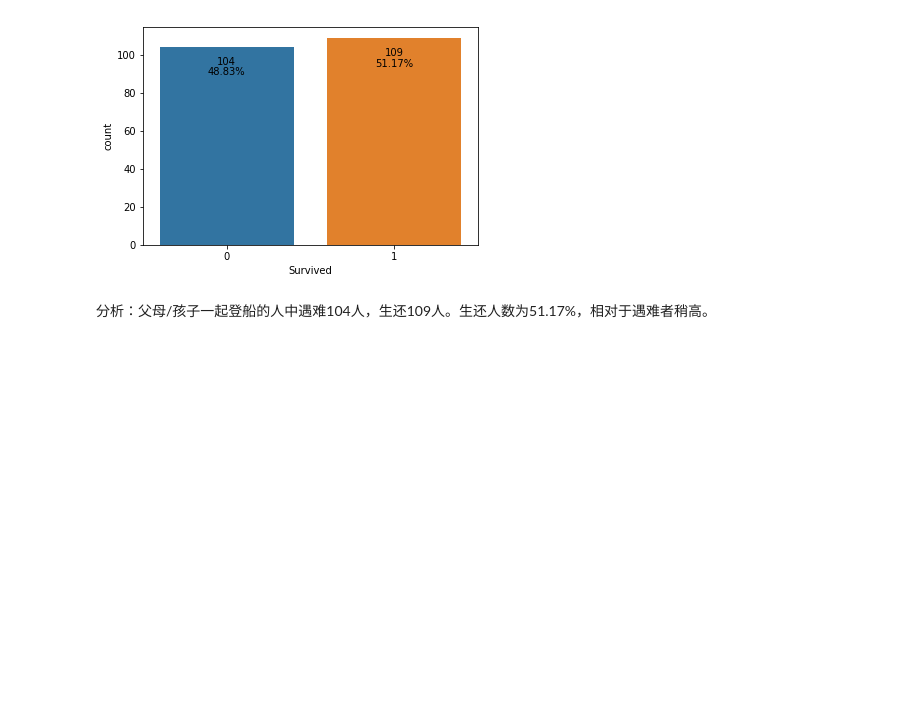
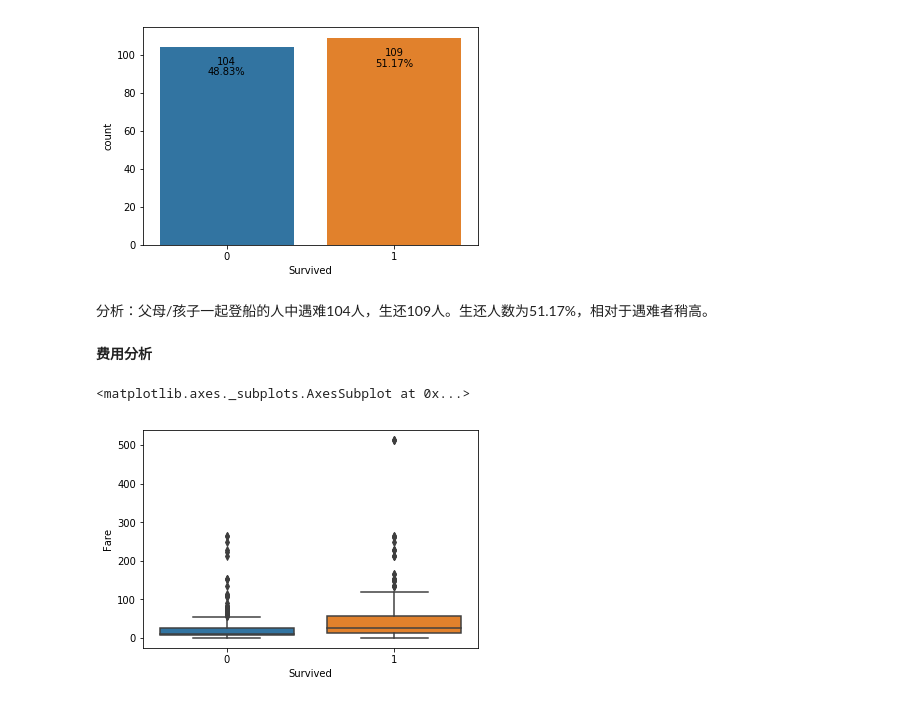
Before and after one commit to LYleonard/DataAnalysis, a Jupyter notebook: Statistics/ExploringDataSet/Explore_Titanic_Data.ipynb, the cells around one changed output. Saved outputs shown, nothing was run; the diff lists cells and outputs as text; code cells hidden in the pictures; blank space fills up the shorter version.

Commit message:
Titanic Modified

```diff
--- a/Statistics/ExploringDataSet/Explore_Titanic_Data.ipynb
+++ b/Statistics/ExploringDataSet/Explore_Titanic_Data.ipynb
@@ -319,3 +319,10 @@ for x, y in zip(X, Y):
 [figure]
 # %% [markdown]
 分析：父母/孩子一起登船的人中遇难104人，生还109人。生还人数为51.17%，相对于遇难者稍高。
+# %% [markdown]
+**费用分析**
+# %%
+sns.boxplot(data=titanic, y='Fare', x='Survived')
+# %% [output]
+<matplotlib.axes._subplots.AxesSubplot at 0x...>
+[figure, added]
```
Also changed, not shown: parts of 2 cells of this notebook.
